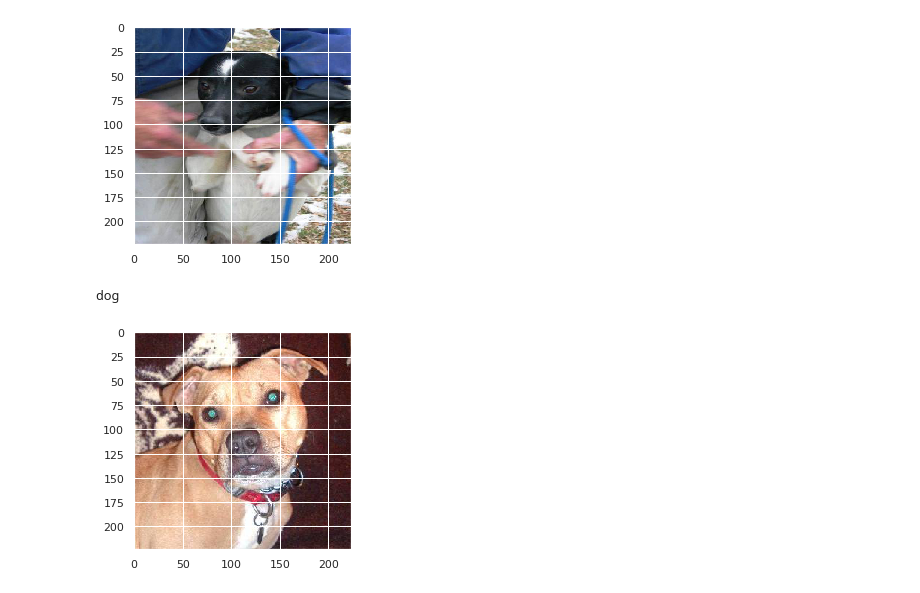
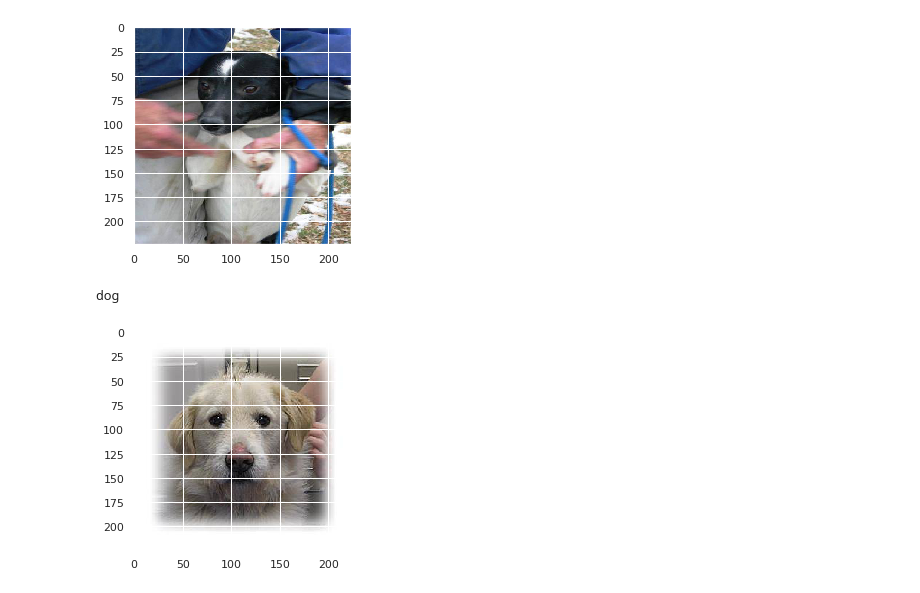
Before and after one commit to emmelinetsen/Emerging_Technologies, a Jupyter notebook: ET_LeNet_and_VGG16.ipynb, the cells around one changed output. Cells and saved outputs as stored; diff of their text form; code cells hidden in the pictures.

```diff
--- a/ET_LeNet_and_VGG16.ipynb
+++ b/ET_LeNet_and_VGG16.ipynb
@@ -321,17 +337,17 @@ dog
 [figure]
 # %%
 from keras.preprocessing import image
-img = image.load_img("/content/test/2.jpg",target_size=(224,224))
+img = image.load_img("/content/test/3.jpg",target_size=(224,224))
 img = np.asarray(img)
 plt.imshow(img)
 img = np.expand_dims(img, axis=0)
 from keras.models import load_model
 saved_model = load_model("vgg16_1.h5")
 output = saved_model.predict(img)
 if output[0][0] > output[0][1]:
     print("cat")
 else:
     print('dog')
 # %% [output]
 dog
-[figure, old version]
+[figure, new version]
```
Also changed, not shown: parts of 7 cells of this notebook.
